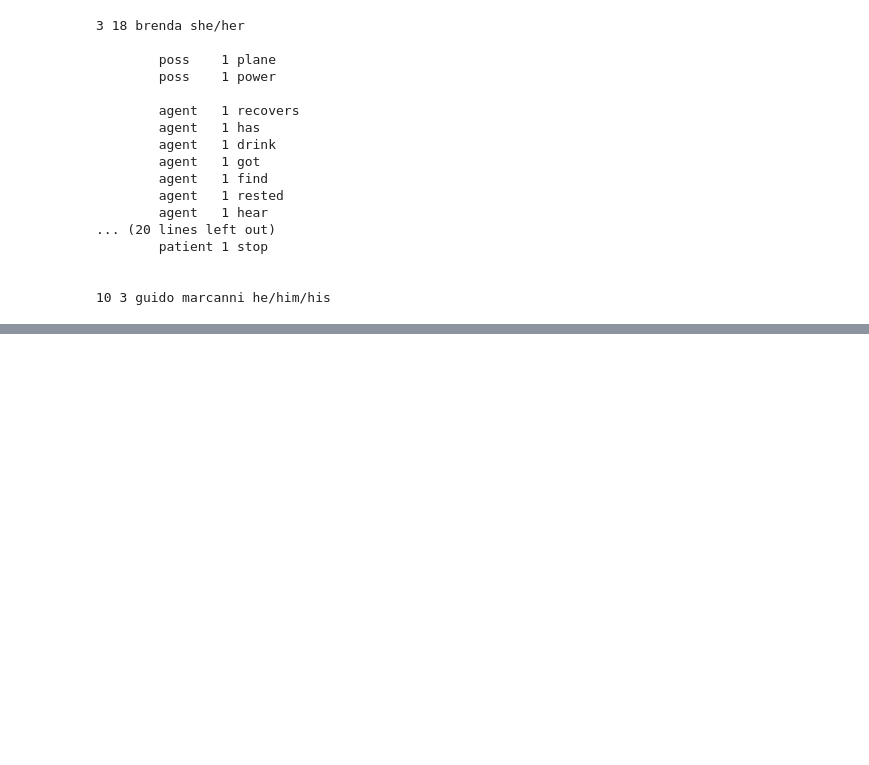
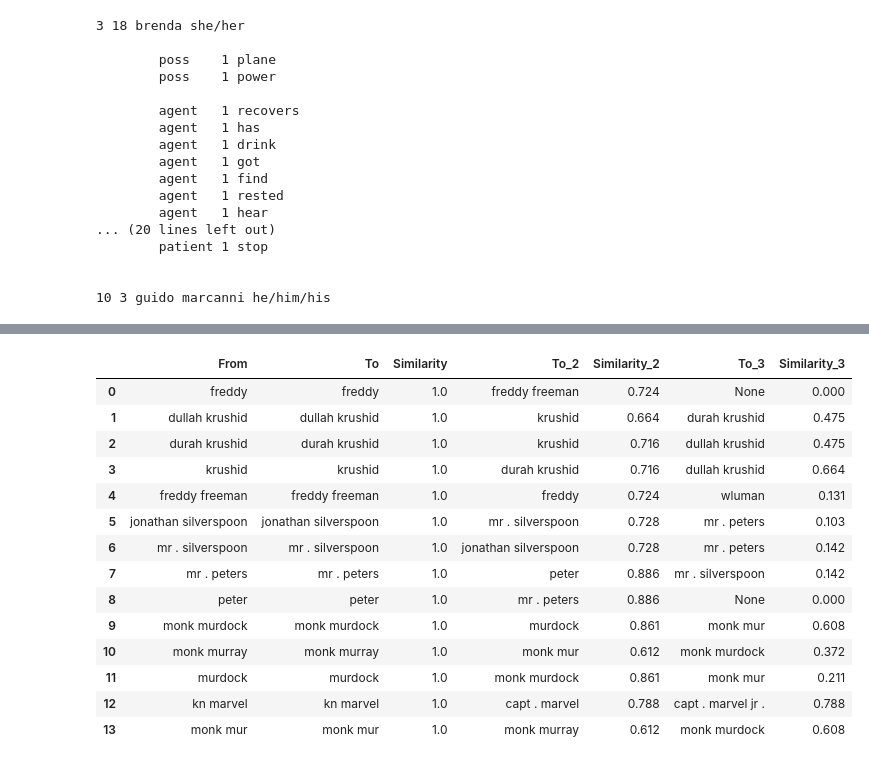
Before and after one commit to surajsrivathsa/thesis_comics_search_xai, a Jupyter notebook: feature_extraction/jupyter_notebooks/BookNLP_Trial.ipynb, the cells around one changed output, grey strips where cells are left out. Saved outputs shown, nothing was run; the diff lists cells and outputs as text; code cells hidden in the pictures; blank space fills up the shorter version.

```diff
--- a/feature_extraction/jupyter_notebooks/BookNLP_Trial.ipynb
+++ b/feature_extraction/jupyter_notebooks/BookNLP_Trial.ipynb
@@ -580,0 +1222,3 @@ for character in data["characters"]:
+# %%
+matches = PolyFuzz('TF-IDF').match(['krushid'], to_list, top_n=3).get_matches()
+matches
@@ -580,0 +1228,3 @@ for character in data["characters"]:
+# %%
+filtered_matches = matches[(matches['Similarity_2'] > 0.5) & (matches['Similarity_2'] < 1.0)].reset_index(drop=True)
+filtered_matches.head()
@@ -580,0 +1238,18 @@ for character in data["characters"]:
+# %%
+filtered_matches.head(20)
+# %% [output]
+|  | From | To | Similarity | To_2 | Similarity_2 | To_3 | Similarity_3 |
+| 0 | freddy | freddy | 1.0 | freddy freeman | 0.724 | None | 0.000 |
+| 1 | dullah krushid | dullah krushid | 1.0 | krushid | 0.664 | durah krushid | 0.475 |
+| 2 | durah krushid | durah krushid | 1.0 | krushid | 0.716 | dullah krushid | 0.475 |
+| 3 | krushid | krushid | 1.0 | durah krushid | 0.716 | dullah krushid | 0.664 |
+| 4 | freddy freeman | freddy freeman | 1.0 | freddy | 0.724 | wluman | 0.131 |
+| 5 | jonathan silverspoon | jonathan silverspoon | 1.0 | mr . silverspoon | 0.728 | mr . peters | 0.103 |
+| 6 | mr . silverspoon | mr . silverspoon | 1.0 | jonathan silverspoon | 0.728 | mr . peters | 0.142 |
+| 7 | mr . peters | mr . peters | 1.0 | peter | 0.886 | mr . silverspoon | 0.142 |
+| 8 | peter | peter | 1.0 | mr . peters | 0.886 | None | 0.000 |
+| 9 | monk murdock | monk murdock | 1.0 | murdock | 0.861 | monk mur | 0.608 |
+| 10 | monk murray | monk murray | 1.0 | monk mur | 0.612 | monk murdock | 0.372 |
+| 11 | murdock | murdock | 1.0 | monk murdock | 0.861 | monk mur | 0.211 |
+| 12 | kn marvel | kn marvel | 1.0 | capt . marvel | 0.788 | capt . marvel jr . | 0.788 |
+| 13 | monk mur | monk mur | 1.0 | monk murray | 0.612 | monk murdock | 0.608 |
```
Also changed, not shown: parts of 53 cells of this notebook.
